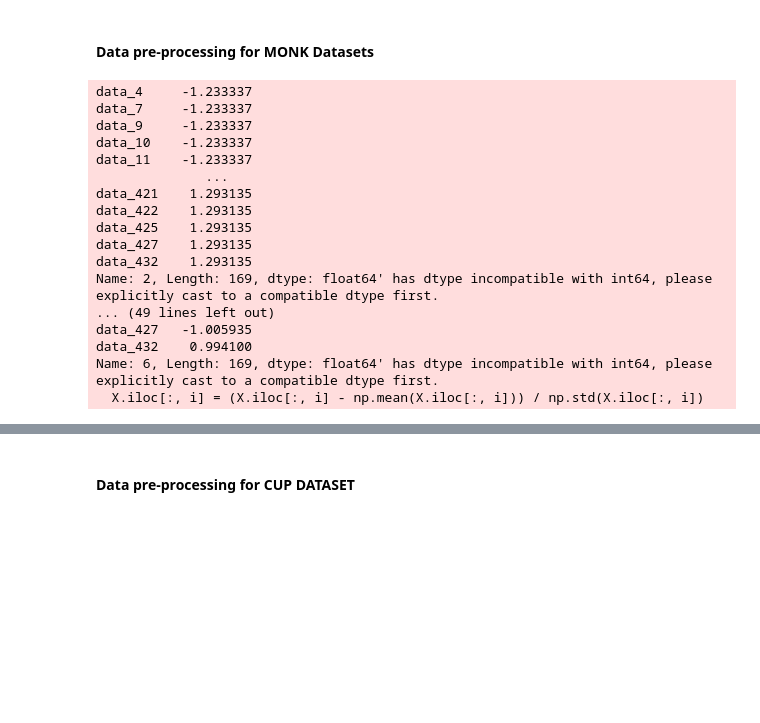
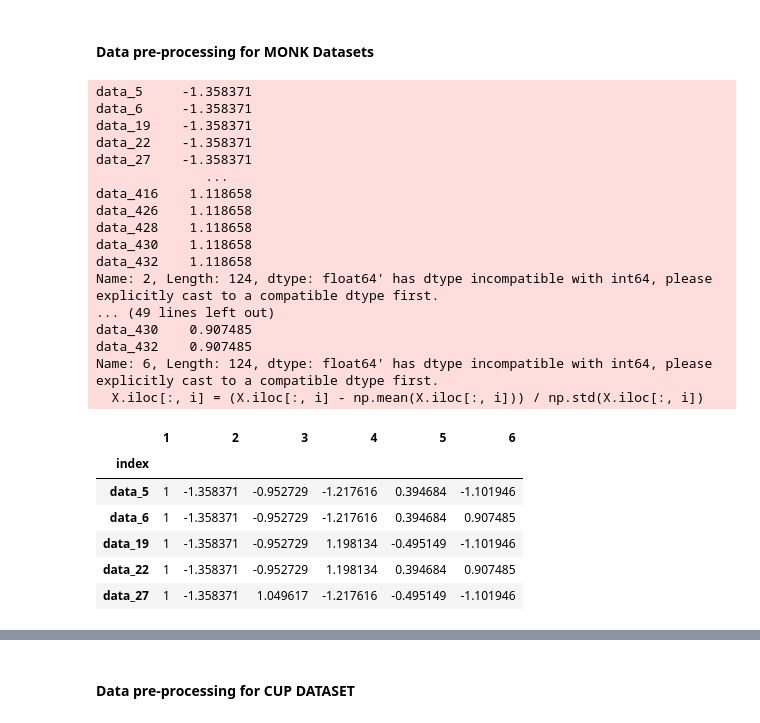
Before and after one commit to Mostafa772/ML_project, a Jupyter notebook: baseline.ipynb, the cells around one changed output, grey strips where cells are left out. Saved outputs shown, nothing was run; the diff lists cells and outputs as text; code cells hidden in the pictures; blank space fills up the shorter version.

```diff
--- a/baseline.ipynb
+++ b/baseline.ipynb
@@ -17,34 +17,41 @@ np.random.seed(0)
 # %%
 ########################################################
 ### Don't forget to change the path to the data file ###
 ########################################################
 
 # df = pd.read_csv("../ML_project/data/Monk_1/monks-1.train", names=[0,1,2,3,4,5,6,"index"], delimiter= " ")
-df = pd.read_csv("/Users/Mostafa/Desktop/first_year_Pisa/ML/project_implementation/data/monk2/monks-2.train", names=[0,1,2,3,4,5,6,"index"], delimiter= " ")
+df = pd.read_csv("/Users/Mostafa/Desktop/first_year_Pisa/ML/project_implementation/data/monk1/monks-1.train", names=[0,1,2,3,4,5,6,"index"], delimiter= " ")
 df.set_index("index", inplace=True)
 y = df.iloc[:, 0]  # First column as target
 X = df.iloc[:, 1:]  # All other columns as features
 for i in range(1, X.shape[1]):
     X.iloc[:, i] = (X.iloc[:, i] - np.mean(X.iloc[:, i])) / np.std(X.iloc[:, i])
 X.head()
 # %% [output]
-data_4     -1.233337
-data_7     -1.233337
-data_9     -1.233337
-data_10    -1.233337
-data_11    -1.233337
+data_5     -1.358371
+data_6     -1.358371
+data_19    -1.358371
+data_22    -1.358371
+data_27    -1.358371
               ...
-data_421    1.293135
-data_422    1.293135
-data_425    1.293135
-data_427    1.293135
-data_432    1.293135
-Name: 2, Length: 169, dtype: float64' has dtype incompatible with int64, please explicitly cast to a compatible dtype first.
+data_416    1.118658
+data_426    1.118658
+data_428    1.118658
+data_430    1.118658
+data_432    1.118658
+Name: 2, Length: 124, dtype: float64' has dtype incompatible with int64, please explicitly cast to a compatible dtype first.
 ... (49 lines left out)
-data_427   -1.005935
-data_432    0.994100
-Name: 6, Length: 169, dtype: float64' has dtype incompatible with int64, please explicitly cast to a compatible dtype first.
+data_430    0.907485
+data_432    0.907485
+Name: 6, Length: 124, dtype: float64' has dtype incompatible with int64, please explicitly cast to a compatible dtype first.
   X.iloc[:, i] = (X.iloc[:, i] - np.mean(X.iloc[:, i])) / np.std(X.iloc[:, i])
+|  | 1 | 2 | 3 | 4 | 5 | 6 |
+| index |  |  |  |  |  |  |
+| data_5 | 1 | -1.358371 | -0.952729 | -1.217616 | 0.394684 | -1.101946 |
+| data_6 | 1 | -1.358371 | -0.952729 | -1.217616 | 0.394684 | 0.907485 |
+| data_19 | 1 | -1.358371 | -0.952729 | 1.198134 | -0.495149 | -1.101946 |
+| data_22 | 1 | -1.358371 | -0.952729 | 1.198134 | 0.394684 | 0.907485 |
+| data_27 | 1 | -1.358371 | 1.049617 | -1.217616 | -0.495149 | -1.101946 |
 # %%
 ########################################################
 ### Don't forget to change the path to the data file ###
```
Also changed, not shown: parts of 7 cells of this notebook.
